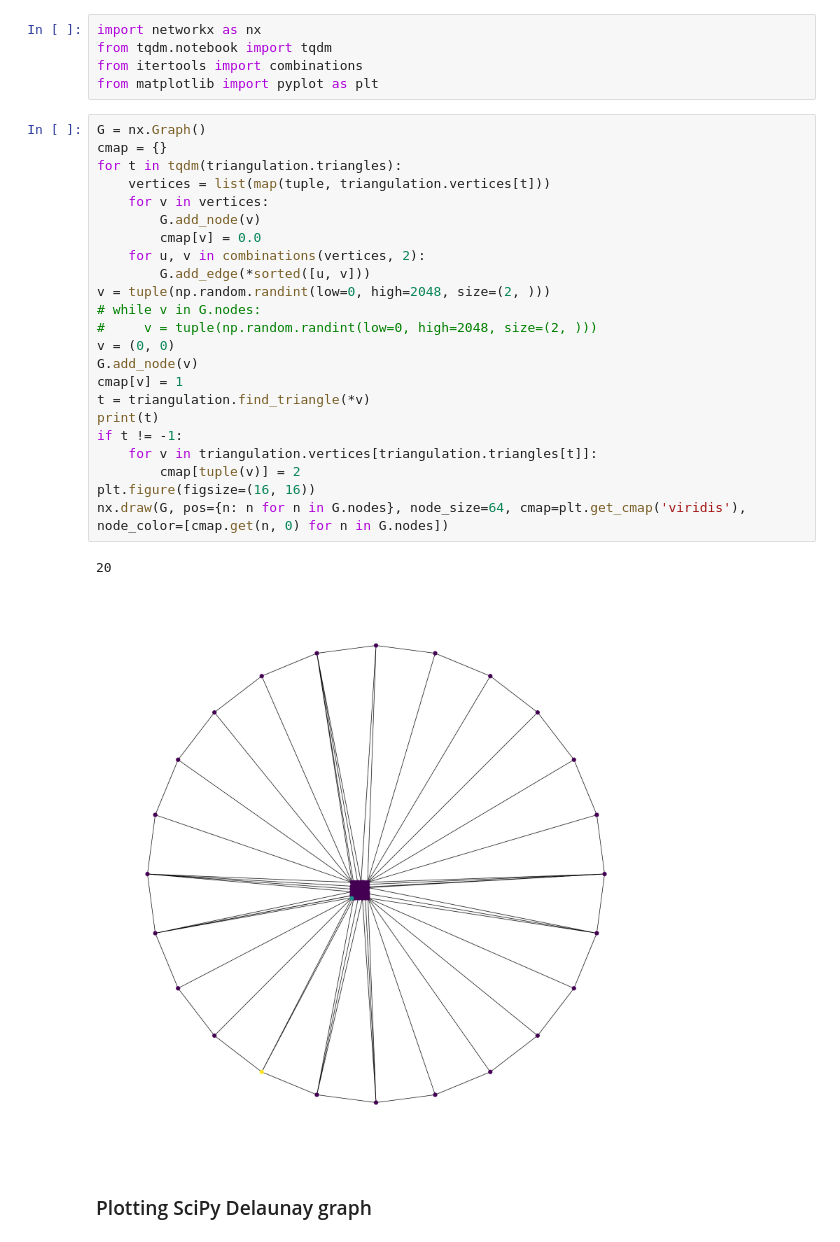
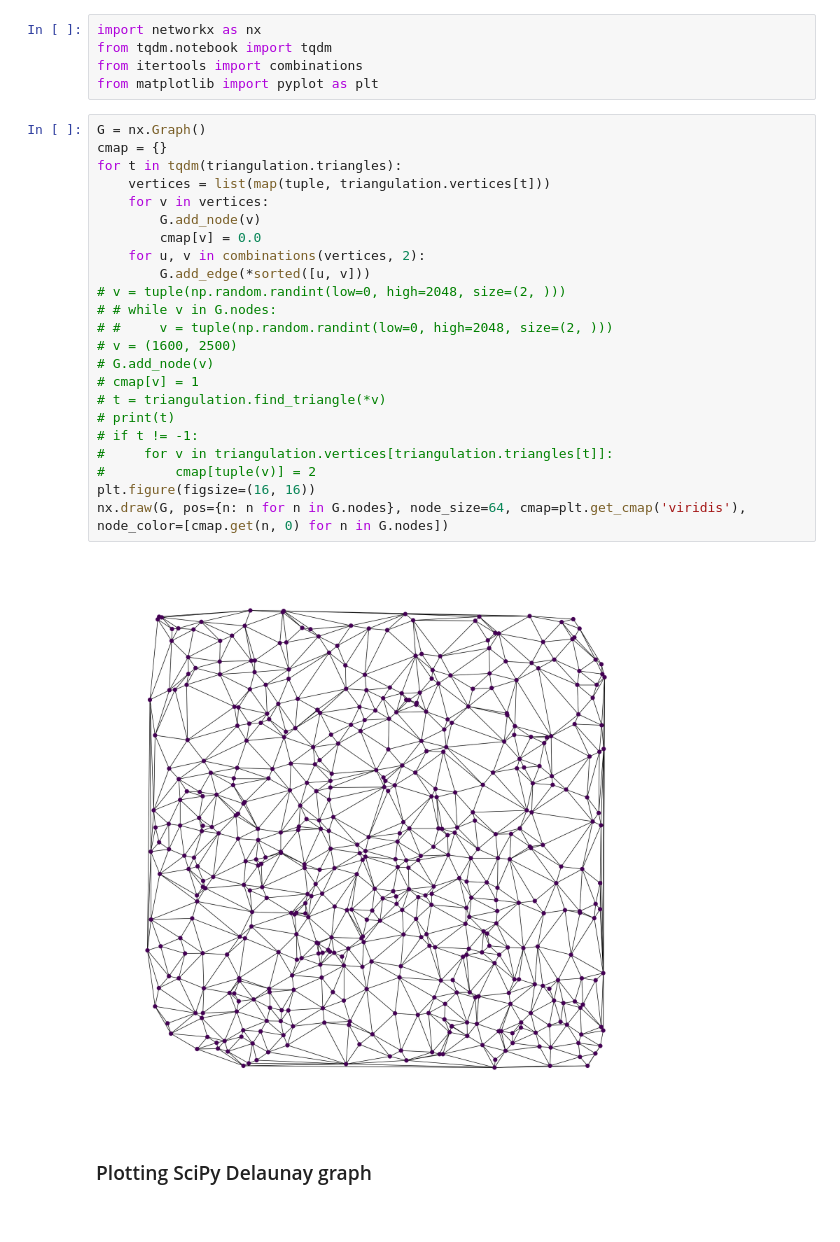
Before and after one commit to alexeybelkov/parinterp, a Jupyter notebook: example.ipynb, the cells around one changed output. Saved outputs shown, nothing was run; the diff lists cells and outputs as text.

```diff
--- a/example.ipynb
+++ b/example.ipynb
@@ -25,29 +25,28 @@ from matplotlib import pyplot as plt
 # %%
 G = nx.Graph()
 cmap = {}
 for t in tqdm(triangulation.triangles):
     vertices = list(map(tuple, triangulation.vertices[t]))
     for v in vertices:
         G.add_node(v)
         cmap[v] = 0.0
     for u, v in combinations(vertices, 2):
         G.add_edge(*sorted([u, v]))
-v = tuple(np.random.randint(low=0, high=2048, size=(2, )))
-# while v in G.nodes:
-#     v = tuple(np.random.randint(low=0, high=2048, size=(2, )))
-v = (0, 0)
-G.add_node(v)
-cmap[v] = 1
-t = triangulation.find_triangle(*v)
-print(t)
-if t != -1:
-    for v in triangulation.vertices[triangulation.triangles[t]]:
-        cmap[tuple(v)] = 2
+# v = tuple(np.random.randint(low=0, high=2048, size=(2, )))
+# # while v in G.nodes:
+# #     v = tuple(np.random.randint(low=0, high=2048, size=(2, )))
+# v = (1600, 2500)
+# G.add_node(v)
+# cmap[v] = 1
+# t = triangulation.find_triangle(*v)
+# print(t)
+# if t != -1:
+#     for v in triangulation.vertices[triangulation.triangles[t]]:
+#         cmap[tuple(v)] = 2
 plt.figure(figsize=(16, 16))
 nx.draw(G, pos={n: n for n in G.nodes}, node_size=64, cmap=plt.get_cmap('viridis'), node_color=[cmap.get(n, 0) for n in G.nodes])
 # %% [output]
-20
-[figure, old version]
+[figure, new version]
 # %% [markdown]
 ### Plotting SciPy Delaunay graph
 # %%
```
Also changed, not shown: parts of 4 cells of this notebook, 10 other files.
